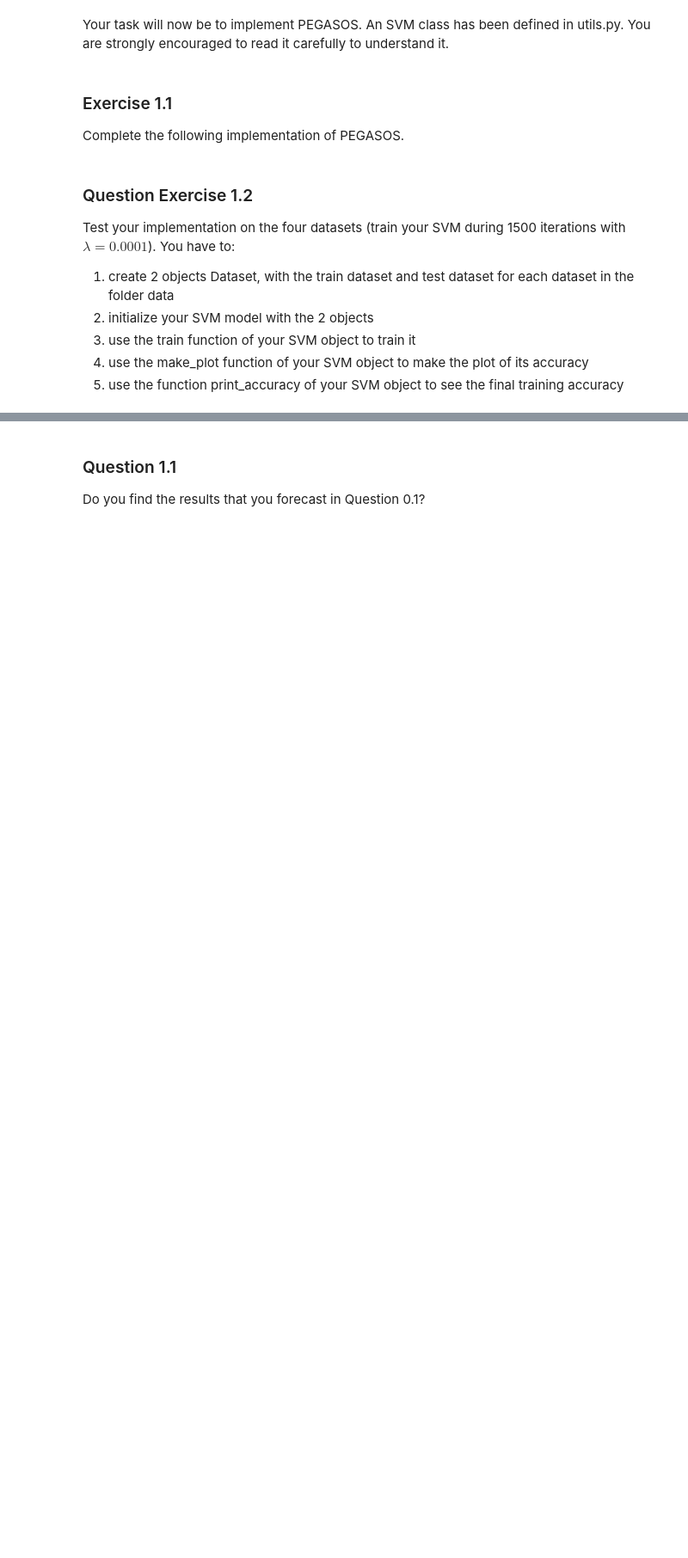
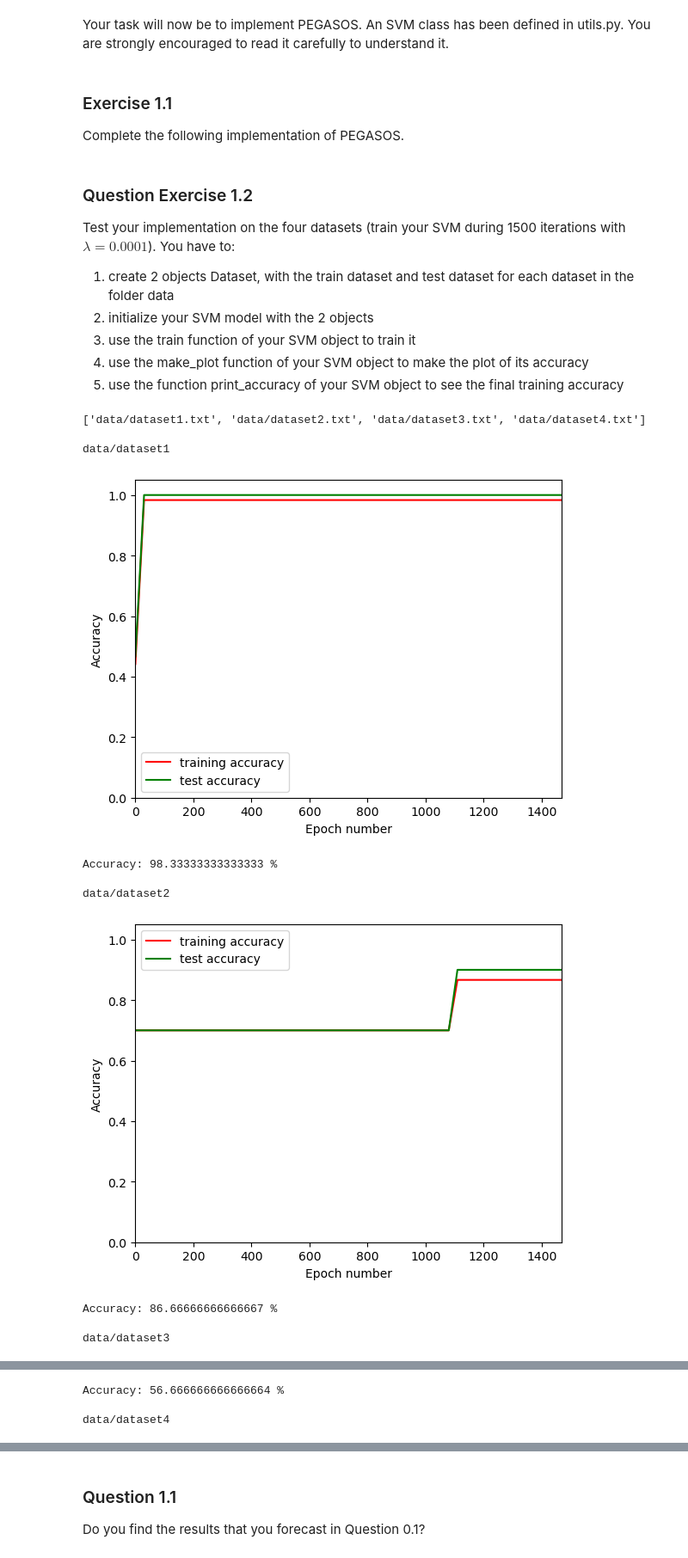
Before and after one commit to malis-course/MALIS, a Jupyter notebook: labs/lab3/svm.ipynb, the cells around one changed output, grey strips where cells are left out. Shown at 86% size. Drawn from its saved outputs; the diff is of its cells as text; code cells hidden in the pictures; blank space fills up the shorter version.

```diff
--- a/labs/lab3/svm.ipynb
+++ b/labs/lab3/svm.ipynb
@@ -179,3 +191,32 @@ You have to:
 3. use the train function of your SVM object to train it
 4. use the make_plot function of your SVM object to make the plot of its accuracy
 5. use the function print_accuracy of your SVM object to see the final training accuracy
+# %%
+# for dataset in datasets :
+print (datasets)
+print()
+
+for dataset in datasets:
+    dataset = dataset.strip(".txt")
+    print(dataset)
+    train = Dataset(f"{dataset}_train.txt")
+    test = Dataset(f"{dataset}_test.txt")
+
+    svm = SVM(train, test)
+    svm.train(n_iterations=1500, lambda_w=0.0001, print_every_k=None, verbose=False)
+
+    svm.make_plot()
+    svm.print_accuracy()
+    print()
+# %% [output]
+['data/dataset1.txt', 'data/dataset2.txt', 'data/dataset3.txt', 'data/dataset4.txt']
+
+data/dataset1
+[figure, added]
+Accuracy: 98.33333333333333 %
+
+data/dataset2
+[figure, added]
+Accuracy: 86.66666666666667 %
+
+data/dataset3
@@ -181,0 +224,3 @@ You have to:
+Accuracy: 56.666666666666664 %
+
+data/dataset4
```
Also changed, not shown: parts of 5 cells of this notebook.
